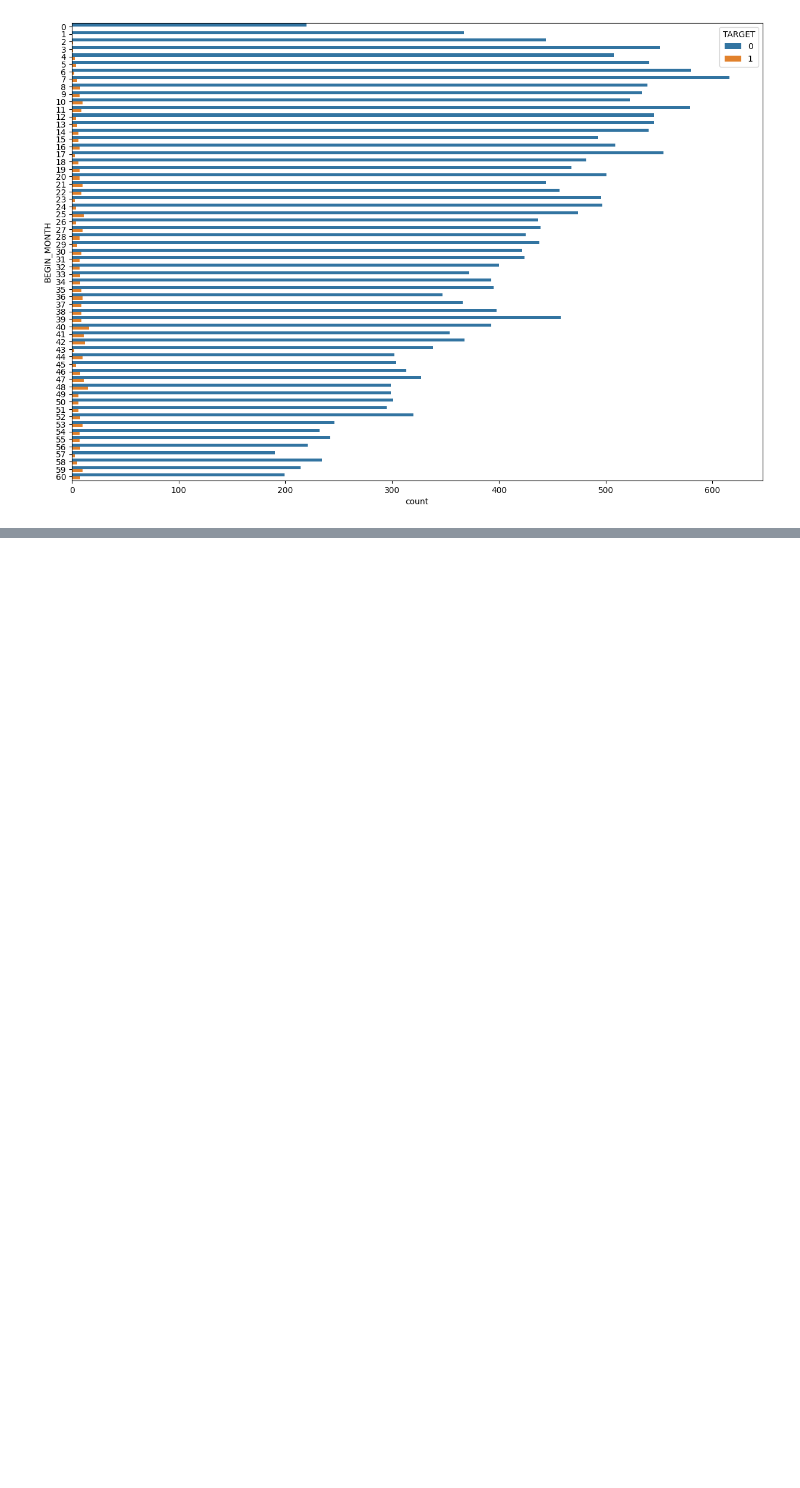
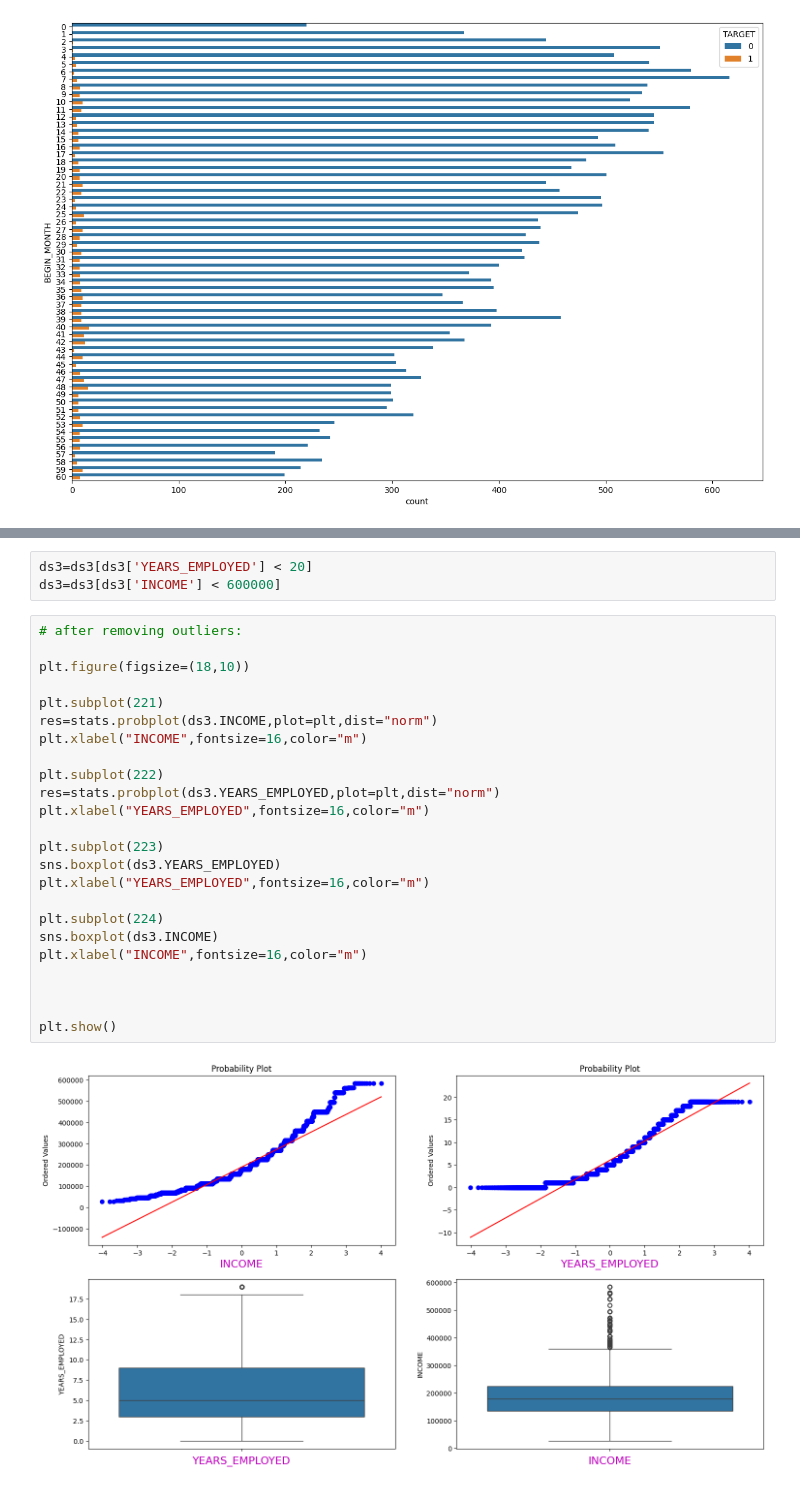
Before and after one commit to HarshGujarathi7/Data-Science-in-Finance--Independent-Study, a Jupyter notebook: Fraud_Detection_Data_Paper.ipynb, the cells around one changed output, grey strips where cells are left out. Drawn from its saved outputs; the diff is of its cells as text; blank space fills up the shorter version.

```diff
--- a/Fraud_Detection_Data_Paper.ipynb
+++ b/Fraud_Detection_Data_Paper.ipynb
@@ -261,0 +326,29 @@ plt.show()
+# %%
+ds3=ds3[ds3['YEARS_EMPLOYED'] < 20]
+ds3=ds3[ds3['INCOME'] < 600000]
+# %%
+# after removing outliers:
+
+plt.figure(figsize=(18,10))
+
+plt.subplot(221)
+res=stats.probplot(ds3.INCOME,plot=plt,dist="norm")
+plt.xlabel("INCOME",fontsize=16,color="m")
+
+plt.subplot(222)
+res=stats.probplot(ds3.YEARS_EMPLOYED,plot=plt,dist="norm")
+plt.xlabel("YEARS_EMPLOYED",fontsize=16,color="m")
+
+plt.subplot(223)
+sns.boxplot(ds3.YEARS_EMPLOYED)
+plt.xlabel("YEARS_EMPLOYED",fontsize=16,color="m")
+
+plt.subplot(224)
+sns.boxplot(ds3.INCOME)
+plt.xlabel("INCOME",fontsize=16,color="m")
+
+
+
+plt.show()
+# %% [output]
+[figure, added]
```
Also changed, not shown: parts of 15 cells of this notebook.
